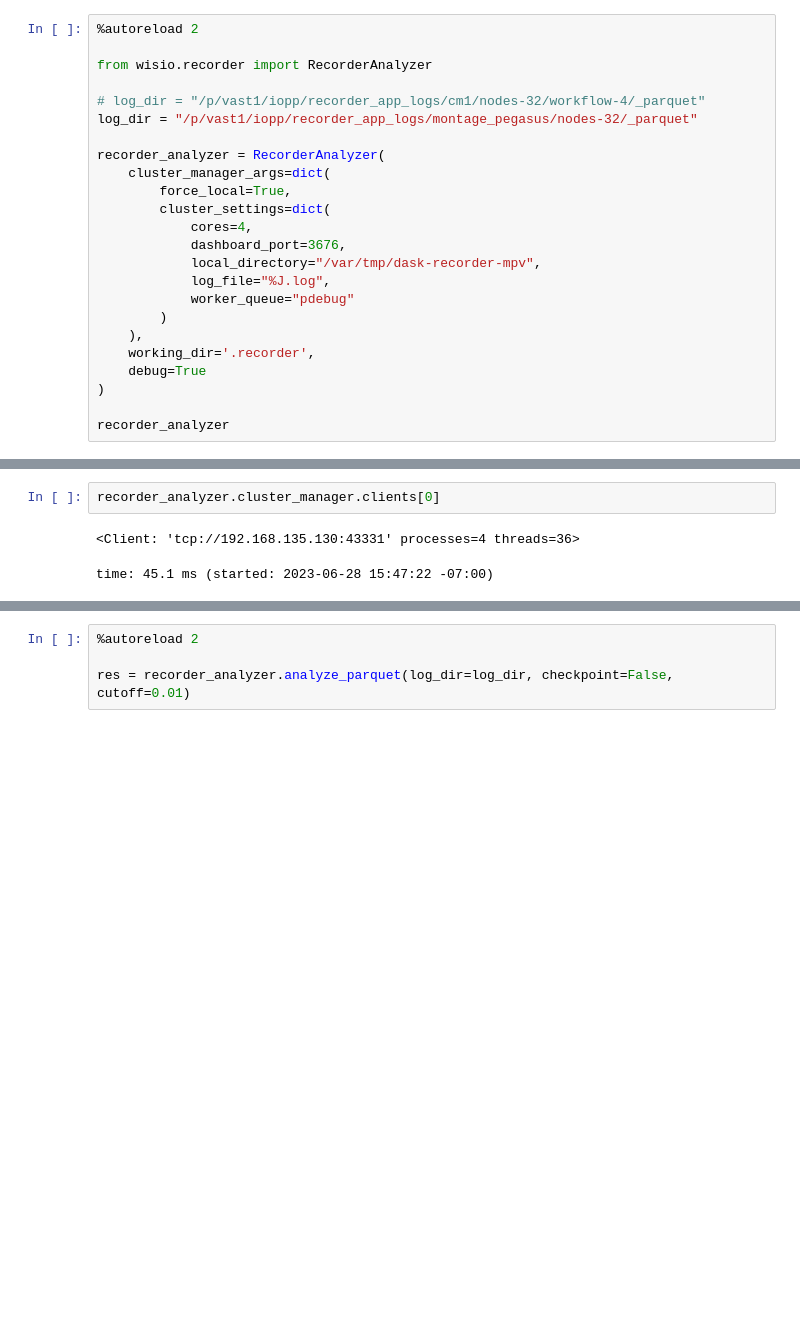
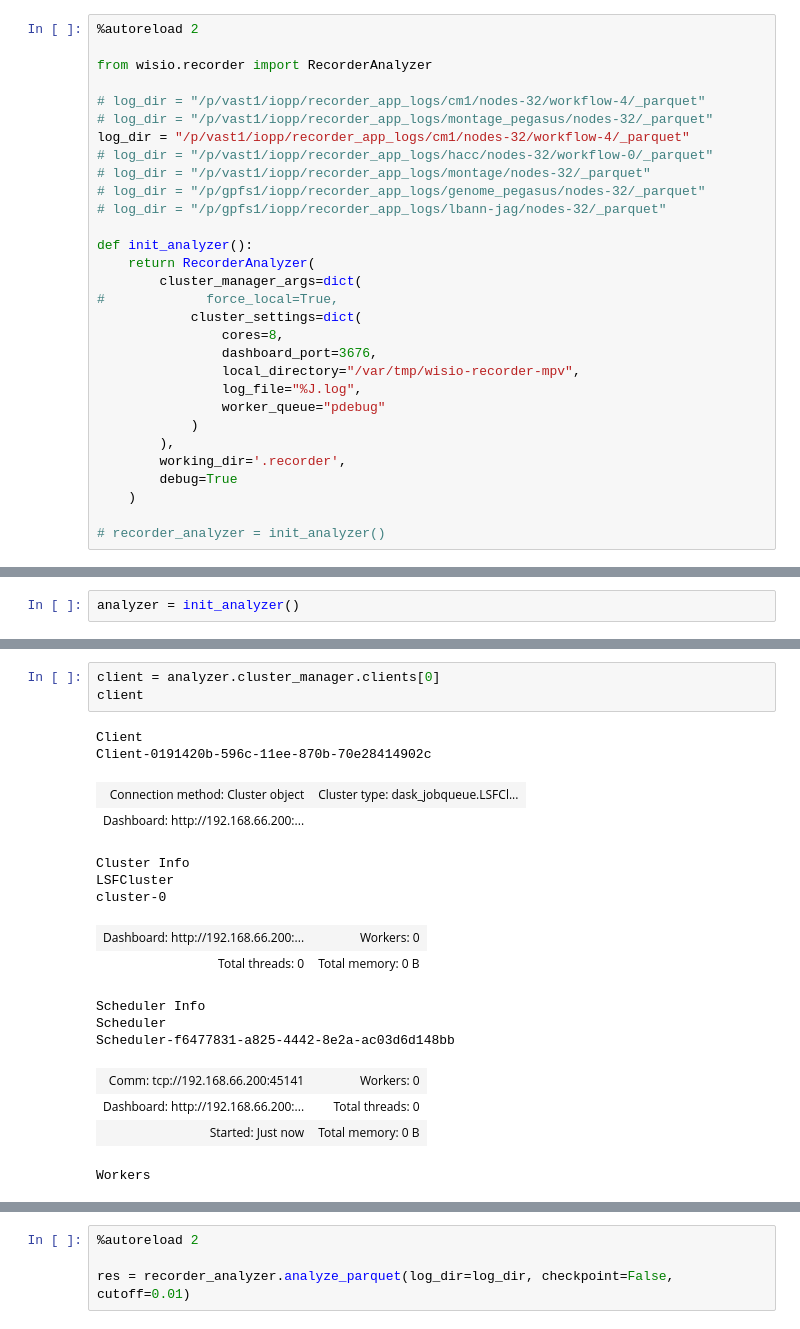
Before and after one commit to izzet/wisio, a Jupyter notebook: notebooks/evals/multi-perspective-view.ipynb, the cells around one changed output, grey strips where cells are left out. Saved outputs shown, nothing was run; the diff lists cells and outputs as text; blank space fills up the shorter version.

```diff
--- a/notebooks/evals/multi-perspective-view.ipynb
+++ b/notebooks/evals/multi-perspective-view.ipynb
@@ -22,22 +46,28 @@ time: 1.52 s (started: 2023-06-28 15:47:13 -07:00)
 from wisio.recorder import RecorderAnalyzer
 
 # log_dir = "/p/vast1/iopp/recorder_app_logs/cm1/nodes-32/workflow-4/_parquet"
-log_dir = "/p/vast1/iopp/recorder_app_logs/montage_pegasus/nodes-32/_parquet"
+# log_dir = "/p/vast1/iopp/recorder_app_logs/montage_pegasus/nodes-32/_parquet"
+log_dir = "/p/vast1/iopp/recorder_app_logs/cm1/nodes-32/workflow-4/_parquet"
+# log_dir = "/p/vast1/iopp/recorder_app_logs/hacc/nodes-32/workflow-0/_parquet"
+# log_dir = "/p/vast1/iopp/recorder_app_logs/montage/nodes-32/_parquet"
+# log_dir = "/p/gpfs1/iopp/recorder_app_logs/genome_pegasus/nodes-32/_parquet"
+# log_dir = "/p/gpfs1/iopp/recorder_app_logs/lbann-jag/nodes-32/_parquet"
 
-recorder_analyzer = RecorderAnalyzer(
-    cluster_manager_args=dict(
-        force_local=True,
-        cluster_settings=dict(
-            cores=4,
-            dashboard_port=3676,
-            local_directory="/var/tmp/dask-recorder-mpv",
-            log_file="%J.log",
-            worker_queue="pdebug"
-        )
-    ),
-    working_dir='.recorder',
-    debug=True
-)
+def init_analyzer():
+    return RecorderAnalyzer(
+        cluster_manager_args=dict(
+#             force_local=True,
+            cluster_settings=dict(
+                cores=8,
+                dashboard_port=3676,
+                local_directory="/var/tmp/wisio-recorder-mpv",
+                log_file="%J.log",
+                worker_queue="pdebug"
+            )
+        ),
+        working_dir='.recorder',
+        debug=True
+    )
 
-recorder_analyzer
+# recorder_analyzer = init_analyzer()
 # %% [output]
@@ -45,0 +75,2 @@ time: 2.34 s (started: 2023-06-28 15:47:19 -07:00)
+# %%
+analyzer = init_analyzer()
@@ -46,5 +79,20 @@ time: 2.34 s (started: 2023-06-28 15:47:19 -07:00)
 # %%
-recorder_analyzer.cluster_manager.clients[0]
+client = analyzer.cluster_manager.clients[0]
+client
 # %% [output]
-<Client: 'tcp://192.168.135.130:43331' processes=4 threads=36>
+Client
+Client-0191420b-596c-11ee-870b-70e28414902c
+| Connection method: Cluster object | Cluster type: dask_jobqueue.LSFCl... |
+| Dashboard: http://192.168.66.200:... |  |
-time: 45.1 ms (started: 2023-06-28 15:47:22 -07:00)
+Cluster Info
+LSFCluster
+cluster-0
+| Dashboard: http://192.168.66.200:... | Workers: 0 |
+| Total threads: 0 | Total memory: 0 B |
+Scheduler Info
+Scheduler
+Scheduler-f6477831-a825-4442-8e2a-ac03d6d148bb
+| Comm: tcp://192.168.66.200:45141 | Workers: 0 |
+| Dashboard: http://192.168.66.200:... | Total threads: 0 |
+| Started: Just now | Total memory: 0 B |
+Workers
```
Also changed, not shown: parts of 11 cells of this notebook, 4 other files.
